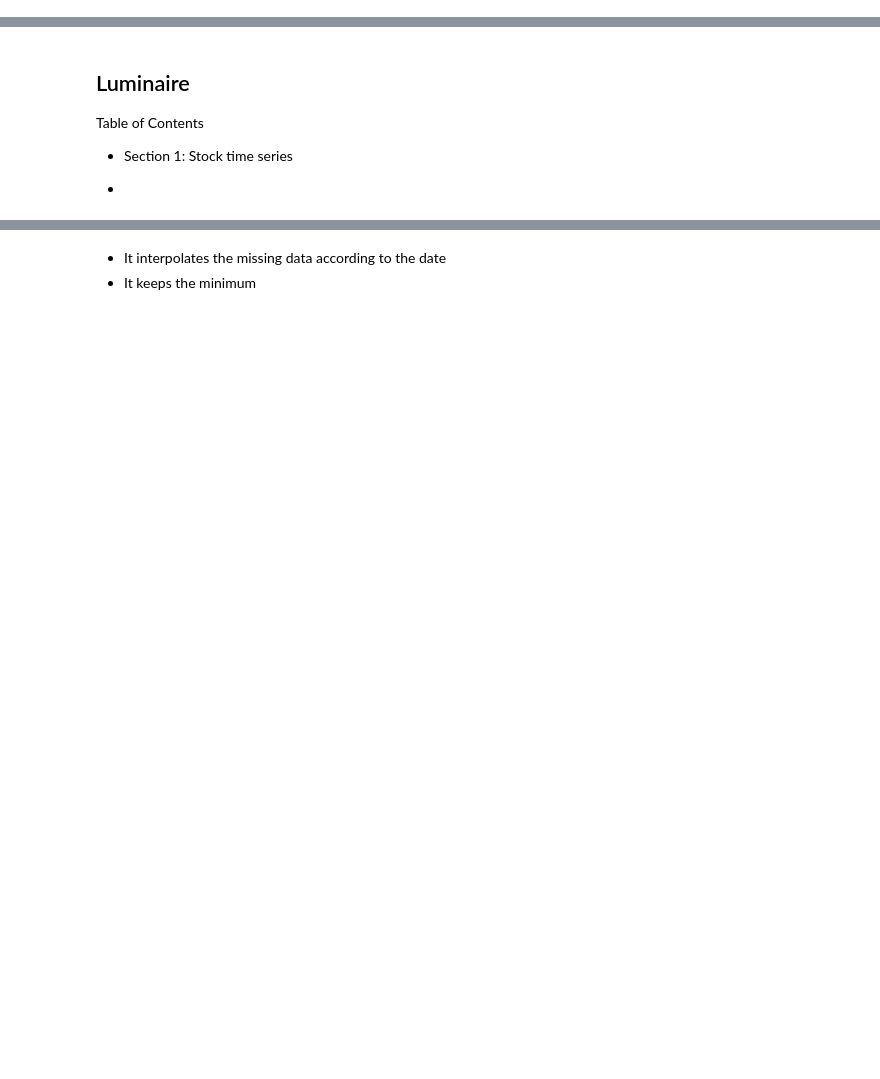
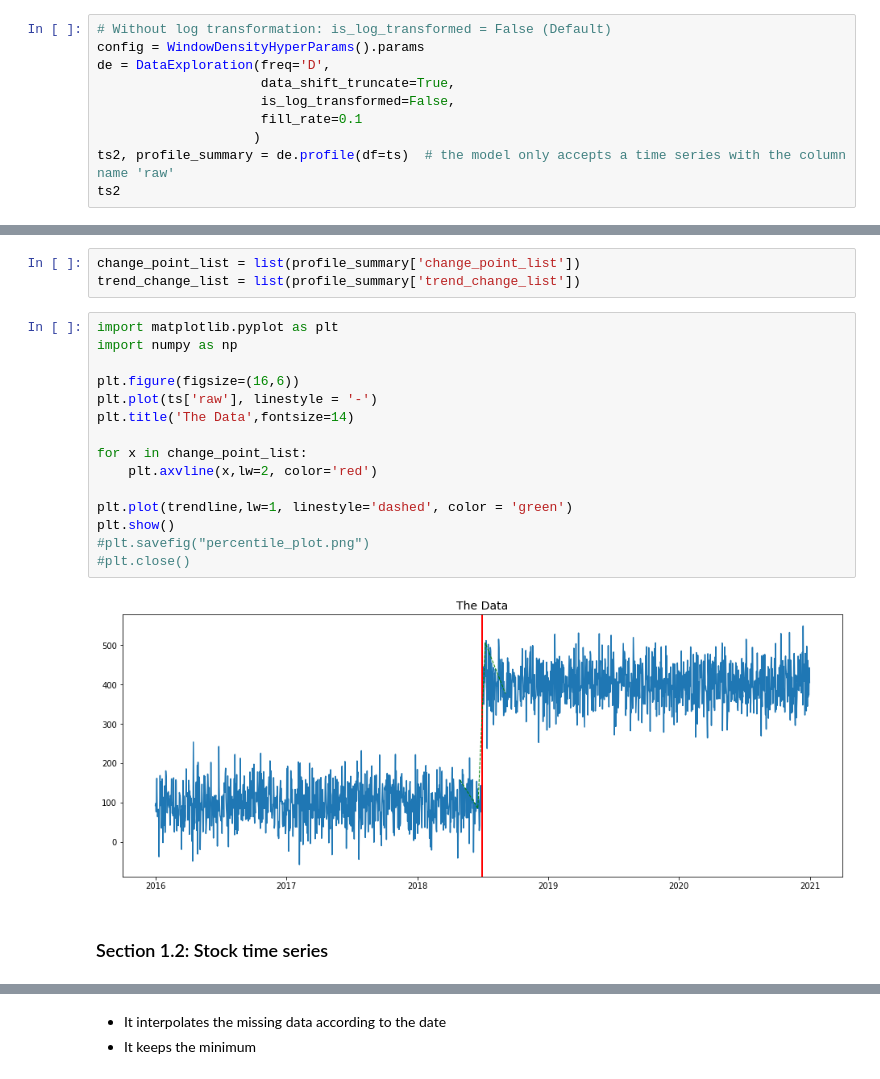
Before and after one commit to dataman-git/win_mac, a Jupyter notebook: Luminaire.ipynb, the cells around one changed output, grey strips where cells are left out. Cells and saved outputs as stored; diff of their text form; blank space fills up the shorter version.

Commit message:
Add the modeling

```diff
--- a/Luminaire.ipynb
+++ b/Luminaire.ipynb
@@ -0,0 +50,10 @@
+# %%
+# Without log transformation: is_log_transformed = False (Default)
+config = WindowDensityHyperParams().params
+de = DataExploration(freq='D',
+                     data_shift_truncate=True,
+                     is_log_transformed=False,
+                     fill_rate=0.1
+                    )
+ts2, profile_summary = de.profile(df=ts)  # the model only accepts a time series with the column name 'raw'
+ts2
@@ -1,6 +80,22 @@
+# %%
+change_point_list = list(profile_summary['change_point_list'])
+trend_change_list = list(profile_summary['trend_change_list'])
+# %%
+import matplotlib.pyplot as plt
+import numpy as np
+
+plt.figure(figsize=(16,6))
+plt.plot(ts['raw'], linestyle = '-')
+plt.title('The Data',fontsize=14)
+
+for x in change_point_list:
+    plt.axvline(x,lw=2, color='red')
+
+plt.plot(trendline,lw=1, linestyle='dashed', color = 'green')
+plt.show()
+#plt.savefig("percentile_plot.png")
+#plt.close()
+# %% [output]
+[figure, added]
 # %% [markdown]
-## Luminaire
-Table of Contents
-* Section 1: Stock time series
-
-*
+### Section 1.2: Stock time series
```
Also changed, not shown: parts of 56 cells of this notebook.
